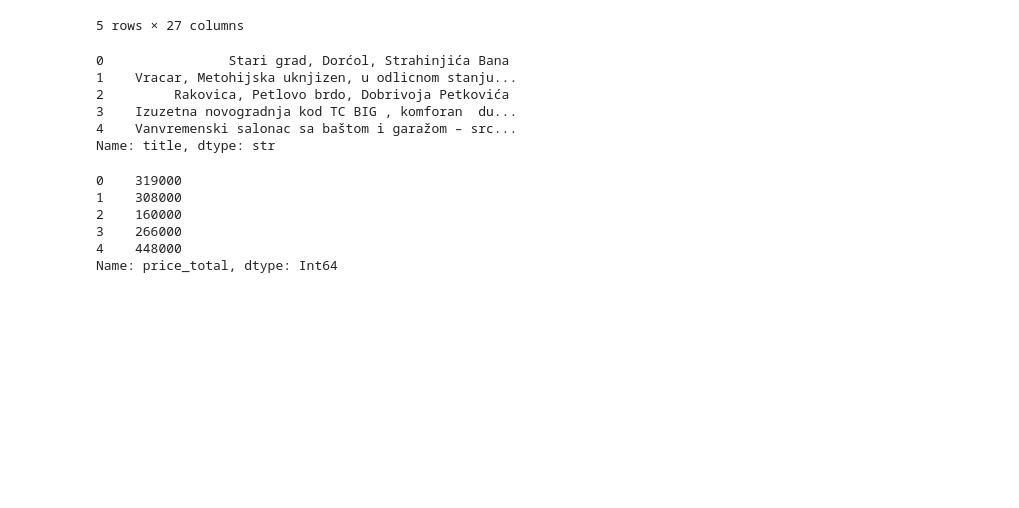
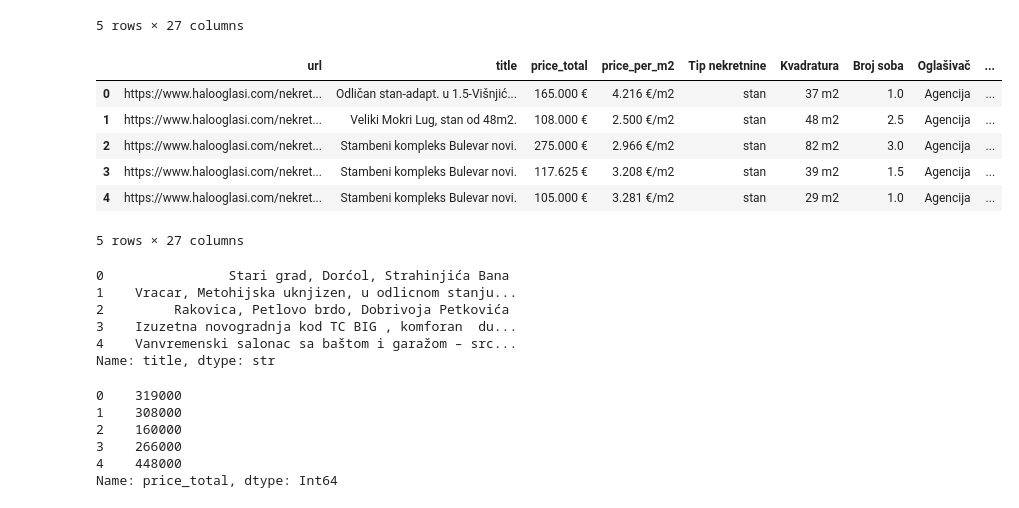
Before and after one commit to Trbaa/serbia_housing, a Jupyter notebook: preprocesing/pipeline.ipynb, the cells around one changed output. Saved outputs shown, nothing was run; the diff lists cells and outputs as text; code cells hidden in the pictures; blank space fills up the shorter version.

```diff
--- a/preprocesing/pipeline.ipynb
+++ b/preprocesing/pipeline.ipynb
@@ -3,6 +3,7 @@ import pandas as pd
 import numpy as np
 # %%
 item = pd.read_csv("/Users/trba/Documents/Projects/Serbia_housing/nekretnine_rs_raw.csv")
+item_halo =pd.read_csv("/Users/trba/Documents/Projects/Serbia_housing/halo_oglasi_raw.csv")
 # %%
 item.head()
 # %% [output]
@@ -13,6 +14,16 @@ item.head()
 | 3 | https://www.nekretnine.rs/stamben... | Izuzetna novogradnja kod TC BIG 1... | 266 000 EUR\n2 418 €/m² | 2 418 €/m² | Četvorosoban stan | 110 m² | 4 | NaN | ... |
 | 4 | https://www.nekretnine.rs/stamben... | Vanvremenski salonac sa baštom i ... | 448 000 EUR\n4 480 €/m² | 4 480 €/m² | Četvorosoban stan | 100 m² | 4 | NaN | ... |
 5 rows × 27 columns
+# %%
+item_halo.head()
+# %% [output]
+|  | url | title | price_total | price_per_m2 | Tip nekretnine | Kvadratura | Broj soba | Oglašivač | ... |
+| 0 | https://www.halooglasi.com/nekret... | Odličan stan-adapt. u 1.5-Višnjić... | 165.000 € | 4.216 €/m2 | stan | 37 m2 | 1.0 | Agencija | ... |
+| 1 | https://www.halooglasi.com/nekret... | Veliki Mokri Lug, stan od 48m2. | 108.000 € | 2.500 €/m2 | stan | 48 m2 | 2.5 | Agencija | ... |
+| 2 | https://www.halooglasi.com/nekret... | Stambeni kompleks Bulevar novi. | 275.000 € | 2.966 €/m2 | stan | 82 m2 | 3.0 | Agencija | ... |
+| 3 | https://www.halooglasi.com/nekret... | Stambeni kompleks Bulevar novi. | 117.625 € | 3.208 €/m2 | stan | 39 m2 | 1.5 | Agencija | ... |
+| 4 | https://www.halooglasi.com/nekret... | Stambeni kompleks Bulevar novi. | 105.000 € | 3.281 €/m2 | stan | 29 m2 | 1.0 | Agencija | ... |
+5 rows × 27 columns
 # %%
 #Ovo je sredjivanje titla
 
```
Also changed, not shown: parts of 26 cells of this notebook.
